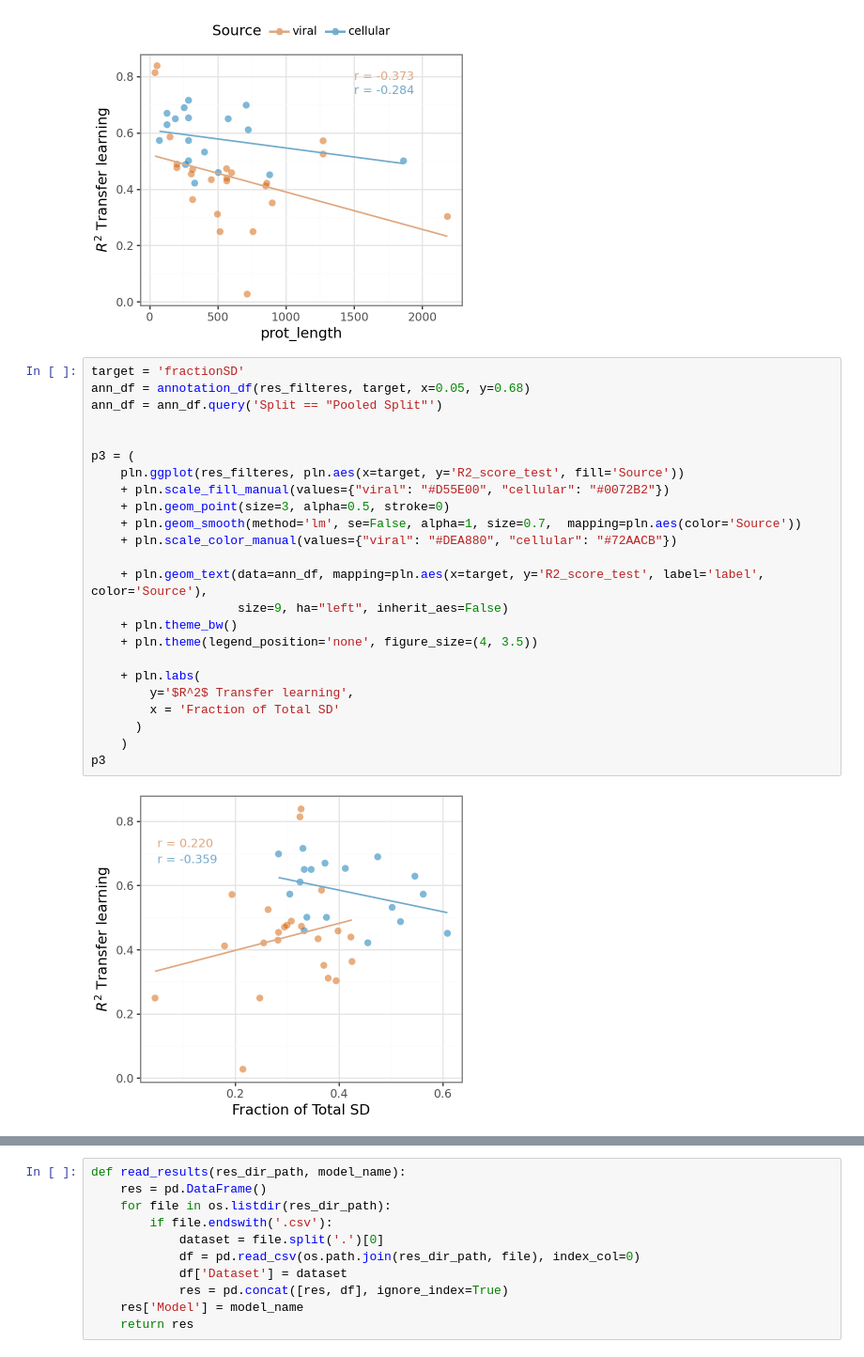
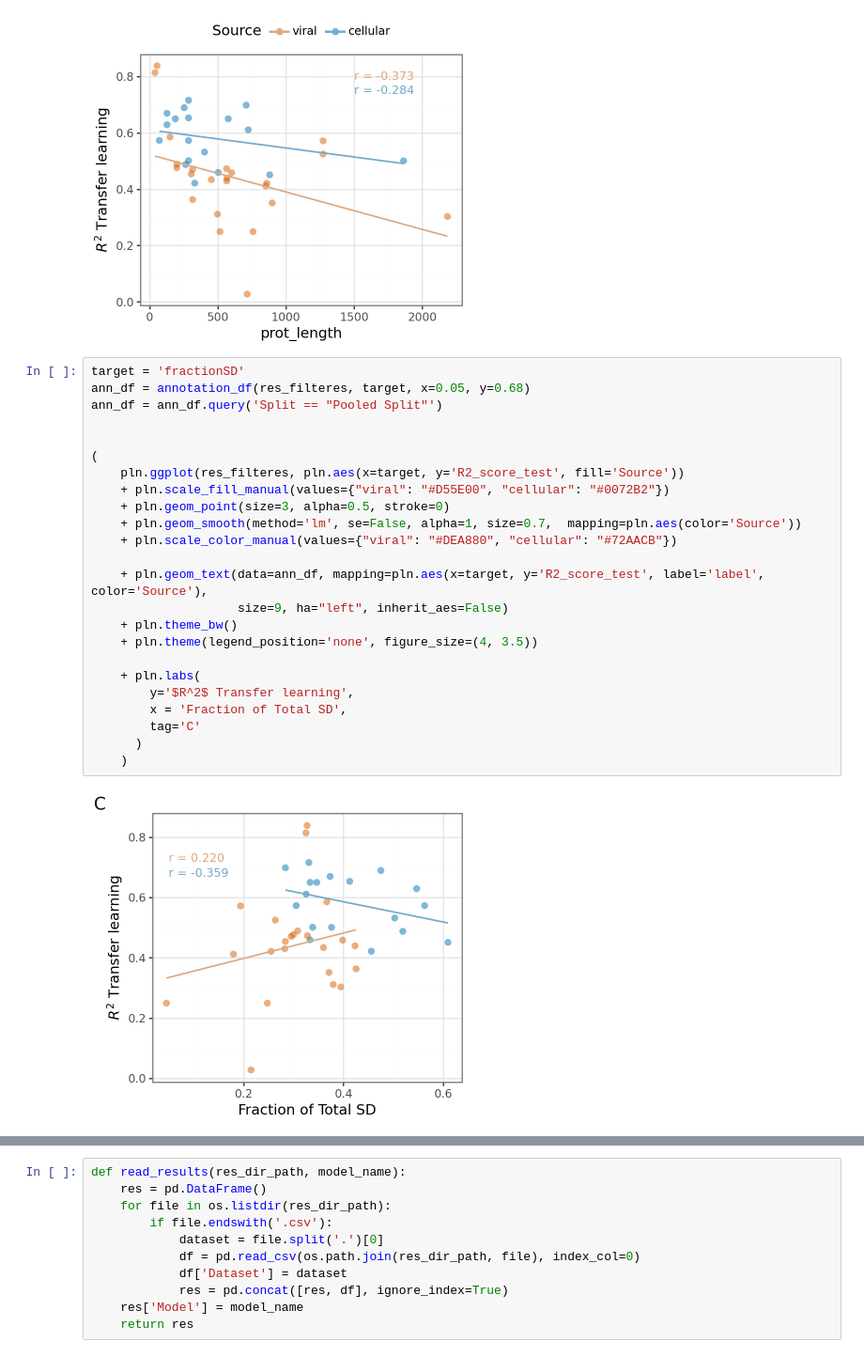
Before and after one commit to ziul-bio/DMS-SiteEffect-PLM, a Jupyter notebook: notebooks/var.ipynb, the cells around one changed output, grey strips where cells are left out. Shown at 94% size. Drawn from its saved outputs; the diff is of its cells as text.

```diff
--- a/notebooks/var.ipynb
+++ b/notebooks/var.ipynb
@@ -195,26 +272,26 @@ ann_df = ann_df.query('Split == "Pooled Split"')
 # %%
 target = 'fractionSD'
 ann_df = annotation_df(res_filteres, target, x=0.05, y=0.68)
 ann_df = ann_df.query('Split == "Pooled Split"')
 
 
-p3 = (
+(
     pln.ggplot(res_filteres, pln.aes(x=target, y='R2_score_test', fill='Source'))
     + pln.scale_fill_manual(values={"viral": "#D55E00", "cellular": "#0072B2"})
     + pln.geom_point(size=3, alpha=0.5, stroke=0)
     + pln.geom_smooth(method='lm', se=False, alpha=1, size=0.7,  mapping=pln.aes(color='Source'))
     + pln.scale_color_manual(values={"viral": "#DEA880", "cellular": "#72AACB"})
 
     + pln.geom_text(data=ann_df, mapping=pln.aes(x=target, y='R2_score_test', label='label', color='Source'),
                     size=9, ha="left", inherit_aes=False)
     + pln.theme_bw()
     + pln.theme(legend_position='none', figure_size=(4, 3.5))
 
     + pln.labs(
         y='$R^2$ Transfer learning',
-        x = 'Fraction of Total SD'
+        x = 'Fraction of Total SD',
+        tag='C'
       )
     )
-p3
 # %% [output]
-[figure, old version]
+[figure, new version]
```
Also changed, not shown: parts of 18 cells of this notebook.
